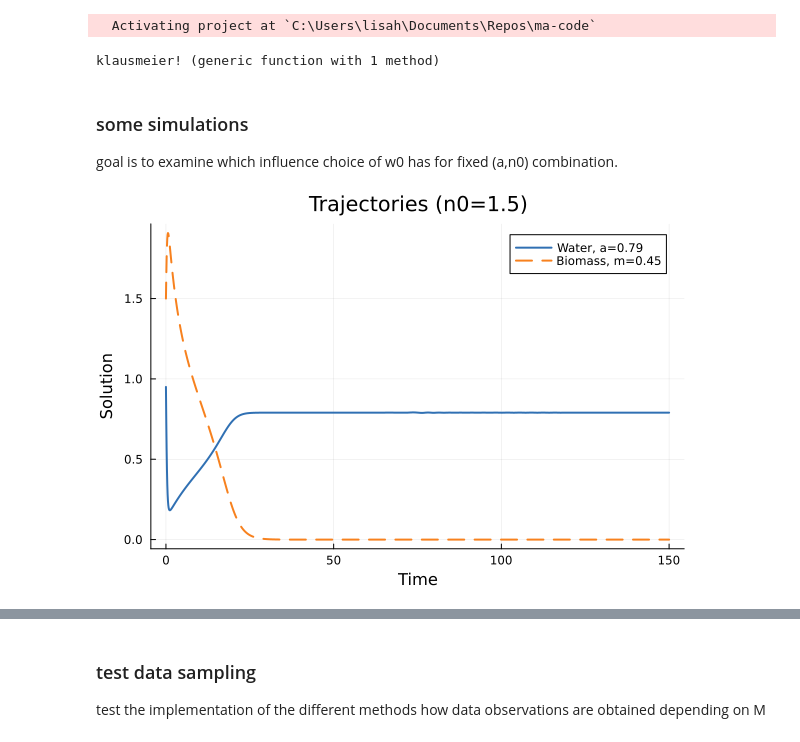
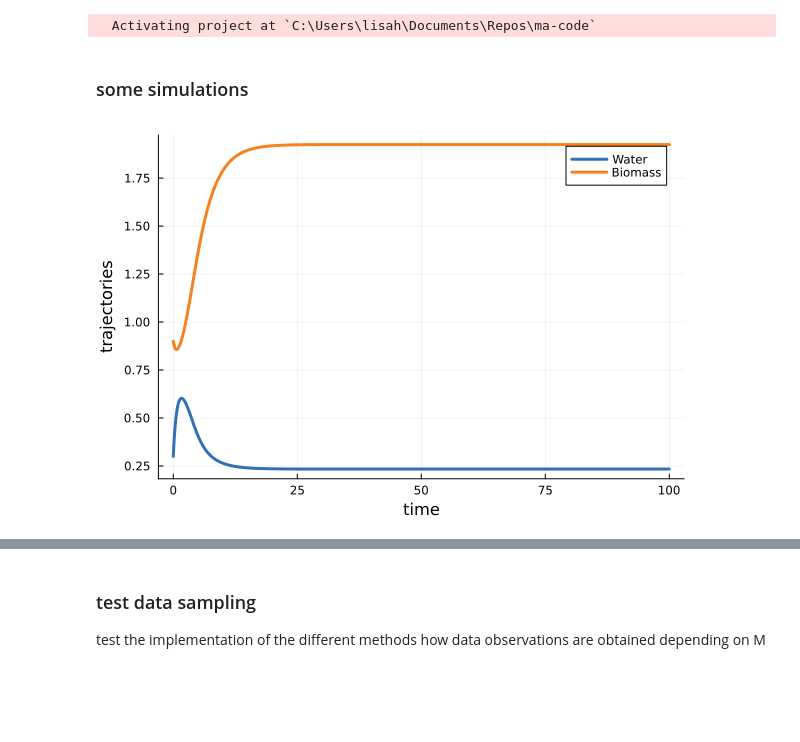
Before and after one commit to lisab00/ma-code, a Jupyter notebook: notebooks/playground/model_sim.ipynb, the cells around one changed output, grey strips where cells are left out. Cells and saved outputs as stored; diff of their text form; code cells hidden in the pictures; blank space fills up the shorter version.

```diff
--- a/notebooks/playground/model_sim.ipynb
+++ b/notebooks/playground/model_sim.ipynb
@@ -15,13 +13,4 @@ using DifferentialEquations, CSV, DataFrames, Plots
 # %% [output]
   Activating project at `C:\Users\lisah\Documents\Repos\ma-code`
-# %%
-# define spatially homogeneous version of Klausmeier model
-function klausmeier!(du,u,p,t)
- du[1] = -u[1] - u[1] * u[2]^2 + p[1] # water compartment
- du[2] = u[1] * u[2]^2 - p[2] * u[2] # biomass compartment
-end
-# %% [output]
-klausmeier! (generic function with 1 method)
 # %% [markdown]
 ### some simulations
-goal is to examine which influence choice of w0 has for fixed (a,n0) combination.
@@ -41,10 +17,20 @@ df_sol = DataFrame(time=sol.t, w=sol[1, :], n=sol[2, :]);
+# %%
+w0 = 0.3
+n0 = 0.9
+a = 1.1
+m = 0.45 # value as in [1]
+M = 1000
+noise = 0.0
+
+hprm = Hyperprm(w0,n0,a,m,M,noise);
+# %%
+df_sol = sol_klausmeier(hprm; t_fixed=true, t_end=100.0);
 # %%
 # plot for better visualization
-plot(df_sol.time, df_sol.w, label="Water, a=$a", lw=2, color="#3070B3")
-plot!(df_sol.time, df_sol.n, label="Biomass, m=$m", lw=2, linestyle=:dash, color="#F7811E")
+plot(df_sol.time, df_sol.w, label="Water", lw=3, color="#3070B3", legend=:topright)
+plot!(df_sol.time, df_sol.n, label="Biomass", lw=3, color="#F7811E")
 
-xlabel!("Time")
-ylabel!("Solution")
-title!("Trajectories (n0=$(u0[2]))")
+xlabel!("time")
+ylabel!("trajectories")
 # %% [output]
-[figure, old version]
+[figure, new version]
```
Also changed, not shown: parts of 7 cells of this notebook.
